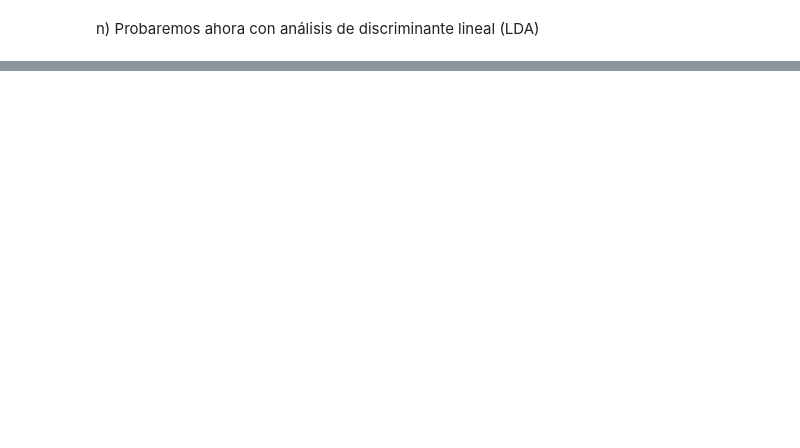
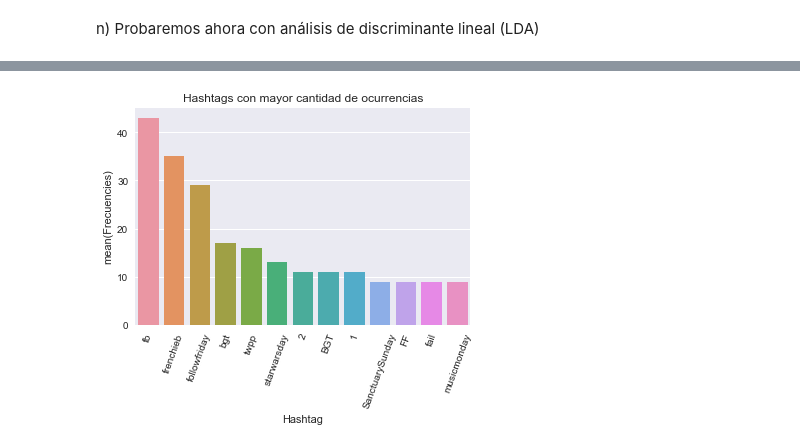
Before and after one commit to TattooeDeer/Tarea-2-ML, a Jupyter notebook: Tarea 2.ipynb, the cells around one changed output, grey strips where cells are left out. Cells and saved outputs as stored; diff of their text form; code cells hidden in the pictures; blank space fills up the shorter version.

```diff
--- a/Tarea 2.ipynb
+++ b/Tarea 2.ipynb
@@ -501,0 +550,24 @@ plt.show()
+# %%
+tweets_content = emotions.content #Extraemos la columna correspondiente al texto a analizar
+hashtags = [] # Quiero agradecer a Camilo por haber enseñado esta forma de declarar listas en python.
+
+#Ahora iteramos sobre cada uno de los tweets y aplicamos un filtro por expresion regular
+for text in tweets_content:
+    if re.findall(r"#(\w+)",text) is not None:
+        hashtags.append(re.findall(r"#(\w+)",text))
+hashtags = list(filter(None,hashtags)) #Limpiamos de la lista aquellos string vacios (tweets donde no hubo hashtags)
+
+hashtags = [item for sublist in hashtags for item in sublist] #voila
+
+#Veamos la cantidad de hashtags distintos que hay
+c_hashtags = Counter(hashtags)
+hashtags_classes = c_hashtags.keys()
+hashtags_freq = c_hashtags.values()
+
+df_hashtags = pd.DataFrame()
+df_hashtags['Hashtag'] = hashtags_classes
+df_hashtags['Frecuencies'] = hashtags_freq
+df_hashtags = df_hashtags.sort_values(by='Frecuencies', ascending=False)
+print("Número de hashtags distintos: ",len(df_hashtags))
+print("\n13 hashtags con más cantidad de ocurrencias:")
+df_hashtags.head(13)
@@ -501,0 +592,7 @@ plt.show()
+# %%
+top13_hashtags = df_hashtags.head(13);
+plt.xticks(rotation = 70);
+plt.title('Hashtags con mayor cantidad de ocurrencias');
+sn.barplot(x = 'Hashtag', y = 'Frecuencies', data = top13_hashtags);
+# %% [output]
+[figure, added]
```
Also changed, not shown: parts of 31 cells of this notebook, 3 other files.
